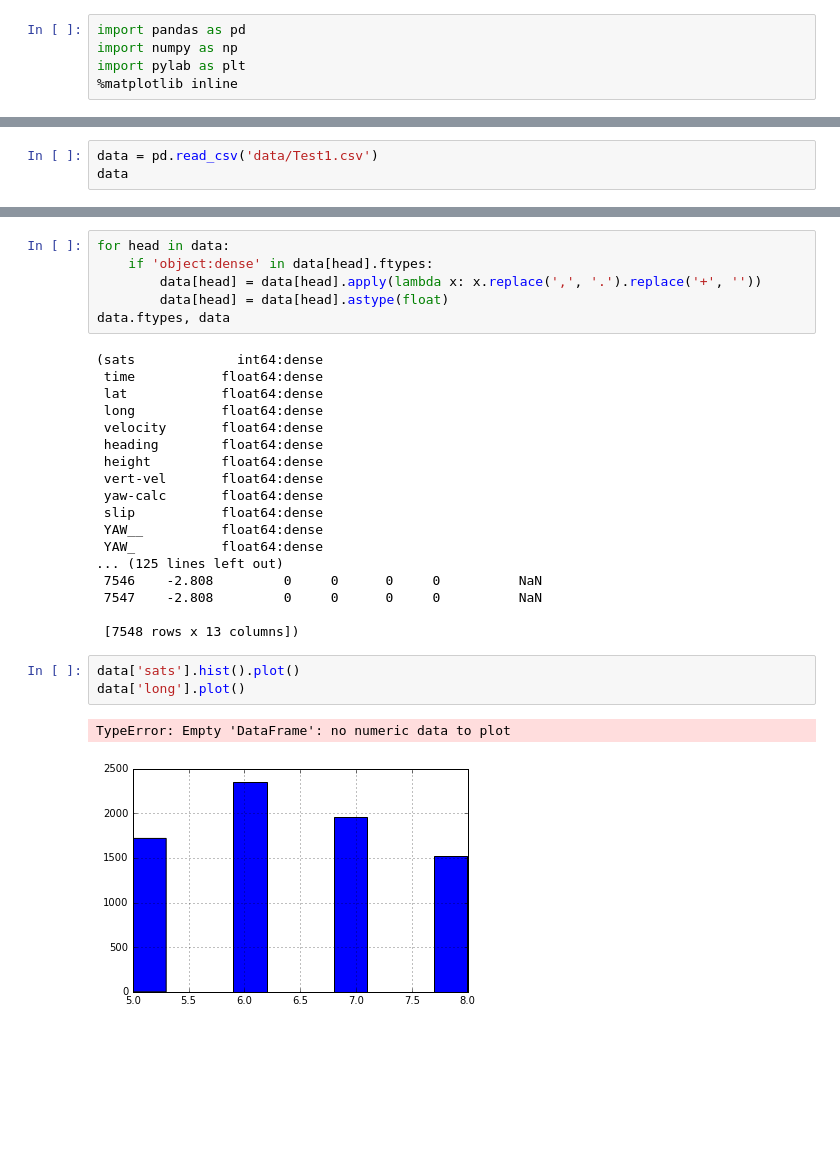
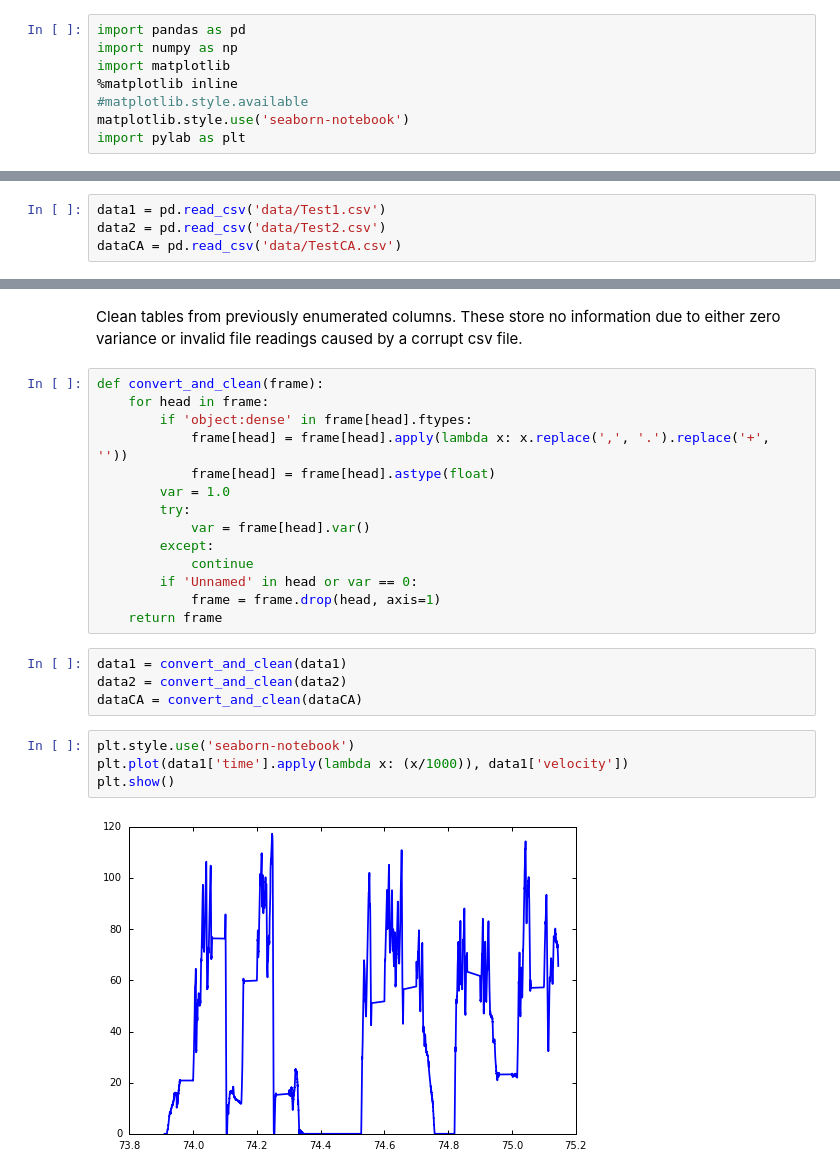
Before and after one commit to AlexImmer/TuevAnalysis, a Jupyter notebook: CrashAnalytics.ipynb, the cells around one changed output, grey strips where cells are left out. Drawn from its saved outputs; the diff is of its cells as text; blank space fills up the shorter version.

Commit message:
Describe notebook steps in detail

```diff
--- a/CrashAnalytics.ipynb
+++ b/CrashAnalytics.ipynb
@@ -1,5 +4,8 @@
 # %%
 import pandas as pd
 import numpy as np
+import matplotlib
+%matplotlib inline
+#matplotlib.style.available
+matplotlib.style.use('seaborn-notebook')
 import pylab as plt
-%matplotlib inline
@@ -6,3 +14,4 @@ import pylab as plt
 # %%
-data = pd.read_csv('data/Test1.csv')
-data
+data1 = pd.read_csv('data/Test1.csv')
+data2 = pd.read_csv('data/Test2.csv')
+dataCA = pd.read_csv('data/TestCA.csv')
@@ -28,30 +18,26 @@ data
+# %% [markdown]
+Clean tables from previously enumerated columns. These store no information due to either zero variance or invalid file readings caused by a corrupt csv file.
 # %%
-for head in data:
-    if 'object:dense' in data[head].ftypes:
-        data[head] = data[head].apply(lambda x: x.replace(',', '.').replace('+', ''))
-        data[head] = data[head].astype(float)
-data.ftypes, data
+def convert_and_clean(frame):
+    for head in frame:
+        if 'object:dense' in frame[head].ftypes:
+            frame[head] = frame[head].apply(lambda x: x.replace(',', '.').replace('+', ''))
+            frame[head] = frame[head].astype(float)
+        var = 1.0
+        try:
+            var = frame[head].var()
+        except:
+            continue
+        if 'Unnamed' in head or var == 0:
+            frame = frame.drop(head, axis=1)
+    return frame
-# %% [output]
-(sats             int64:dense
- time           float64:dense
- lat            float64:dense
- long           float64:dense
- velocity       float64:dense
- heading        float64:dense
- height         float64:dense
- vert-vel       float64:dense
- yaw-calc       float64:dense
- slip           float64:dense
- YAW__          float64:dense
- YAW_           float64:dense
-... (125 lines left out)
- 7546    -2.808         0     0      0     0          NaN
- 7547    -2.808         0     0      0     0          NaN
-
- [7548 rows x 13 columns])
-# %%
-data['sats'].hist().plot()
-data['long'].plot()
-# %% [output]
-TypeError: Empty 'DataFrame': no numeric data to plot
-[figure, removed]
+# %%
+data1 = convert_and_clean(data1)
+data2 = convert_and_clean(data2)
+dataCA = convert_and_clean(dataCA)
+# %%
+plt.style.use('seaborn-notebook')
+plt.plot(data1['time'].apply(lambda x: (x/1000)), data1['velocity'])
+plt.show()
+# %% [output]
+[figure, added]
```
Also changed, not shown: parts of 5 cells of this notebook.
